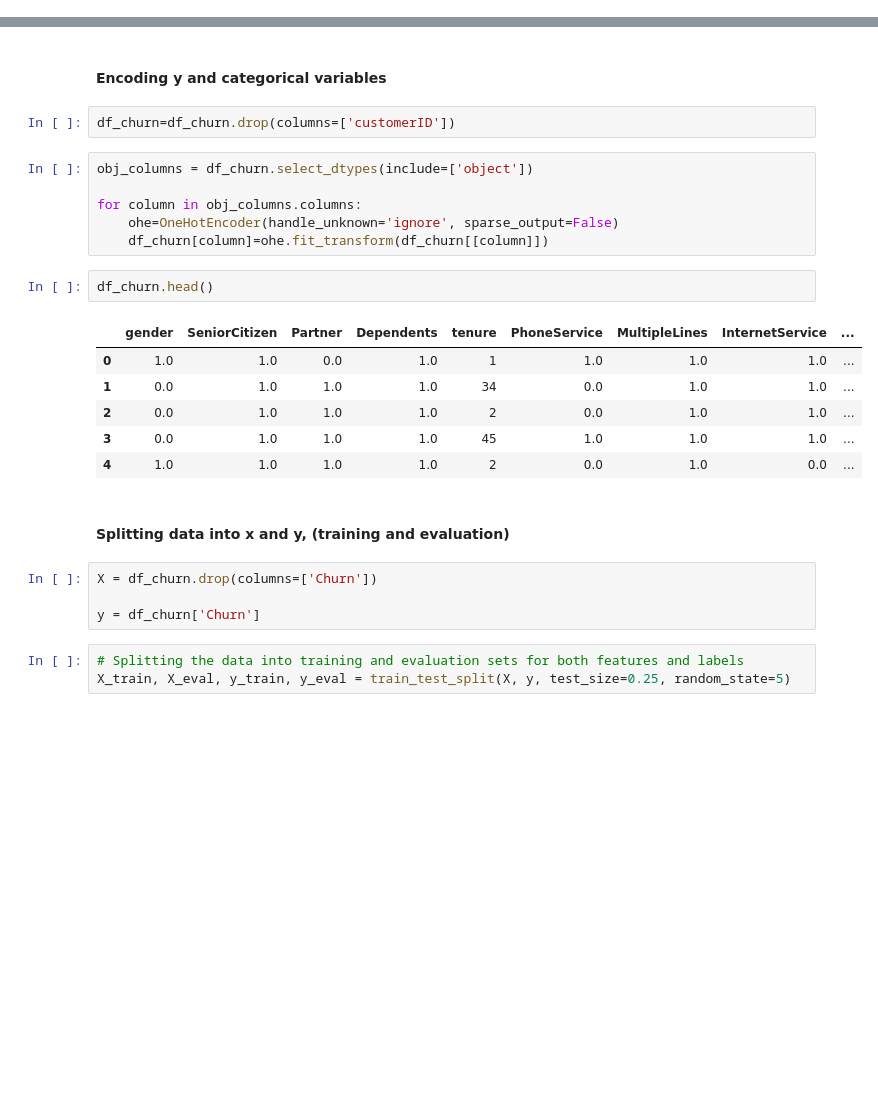
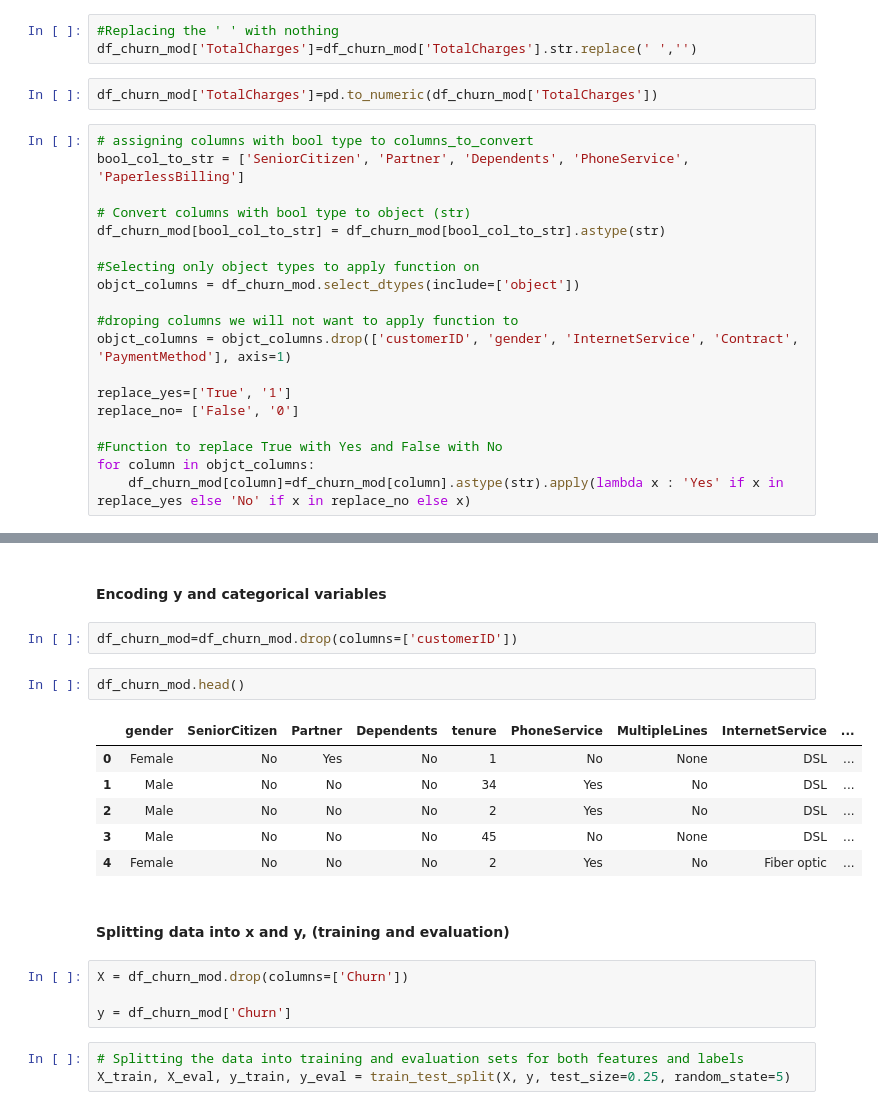
Before and after one commit to damzking/telco_churn-, a Jupyter notebook: LP2_telco_churn.ipynb, the cells around one changed output, grey strips where cells are left out. Drawn from its saved outputs; the diff is of its cells as text; blank space fills up the shorter version.

```diff
--- a/LP2_telco_churn.ipynb
+++ b/LP2_telco_churn.ipynb
@@ -1227,0 +1233,24 @@ As the p-value 0.0 is less than the level of significance, we reject the null hy
+# %%
+#Replacing the ' ' with nothing
+df_churn_mod['TotalCharges']=df_churn_mod['TotalCharges'].str.replace(' ','')
+# %%
+df_churn_mod['TotalCharges']=pd.to_numeric(df_churn_mod['TotalCharges'])
+# %%
+# assigning columns with bool type to columns_to_convert
+bool_col_to_str = ['SeniorCitizen', 'Partner', 'Dependents', 'PhoneService', 'PaperlessBilling']
+
+# Convert columns with bool type to object (str)
+df_churn_mod[bool_col_to_str] = df_churn_mod[bool_col_to_str].astype(str)
+
+#Selecting only object types to apply function on
+objct_columns = df_churn_mod.select_dtypes(include=['object'])
+
+#droping columns we will not want to apply function to
+objct_columns = objct_columns.drop(['customerID', 'gender', 'InternetService', 'Contract', 'PaymentMethod'], axis=1)
+
+replace_yes=['True', '1']
+replace_no= ['False', '0']
+
+#Function to replace True with Yes and False with No
+for column in objct_columns:
+    df_churn_mod[column]=df_churn_mod[column].astype(str).apply(lambda x : 'Yes' if x in replace_yes else 'No' if x in replace_no else x)
@@ -1245,28 +1299,22 @@ plt.show()
 # %% [markdown]
 #### Encoding y and categorical variables
 # %%
-df_churn=df_churn.drop(columns=['customerID'])
+df_churn_mod=df_churn_mod.drop(columns=['customerID'])
-# %%
-obj_columns = df_churn.select_dtypes(include=['object'])
-
-for column in obj_columns.columns:
-    ohe=OneHotEncoder(handle_unknown='ignore', sparse_output=False)
-    df_churn[column]=ohe.fit_transform(df_churn[[column]])
 # %%
-df_churn.head()
+df_churn_mod.head()
 # %% [output]
 |  | gender | SeniorCitizen | Partner | Dependents | tenure | PhoneService | MultipleLines | InternetService | ... |
-| 0 | 1.0 | 1.0 | 0.0 | 1.0 | 1 | 1.0 | 1.0 | 1.0 | ... |
-| 1 | 0.0 | 1.0 | 1.0 | 1.0 | 34 | 0.0 | 1.0 | 1.0 | ... |
-| 2 | 0.0 | 1.0 | 1.0 | 1.0 | 2 | 0.0 | 1.0 | 1.0 | ... |
-| 3 | 0.0 | 1.0 | 1.0 | 1.0 | 45 | 1.0 | 1.0 | 1.0 | ... |
-| 4 | 1.0 | 1.0 | 1.0 | 1.0 | 2 | 0.0 | 1.0 | 0.0 | ... |
+| 0 | Female | No | Yes | No | 1 | No | None | DSL | ... |
+| 1 | Male | No | No | No | 34 | Yes | No | DSL | ... |
+| 2 | Male | No | No | No | 2 | Yes | No | DSL | ... |
+| 3 | Male | No | No | No | 45 | No | None | DSL | ... |
+| 4 | Female | No | No | No | 2 | Yes | No | Fiber optic | ... |
 # %% [markdown]
 #### Splitting data into x and y, (training and evaluation)
 # %%
-X = df_churn.drop(columns=['Churn'])
+X = df_churn_mod.drop(columns=['Churn'])
 
-y = df_churn['Churn']
+y = df_churn_mod['Churn']
 # %%
 # Splitting the data into training and evaluation sets for both features and labels
 X_train, X_eval, y_train, y_eval = train_test_split(X, y, test_size=0.25, random_state=5)
```
Also changed, not shown: parts of 15 cells of this notebook.
